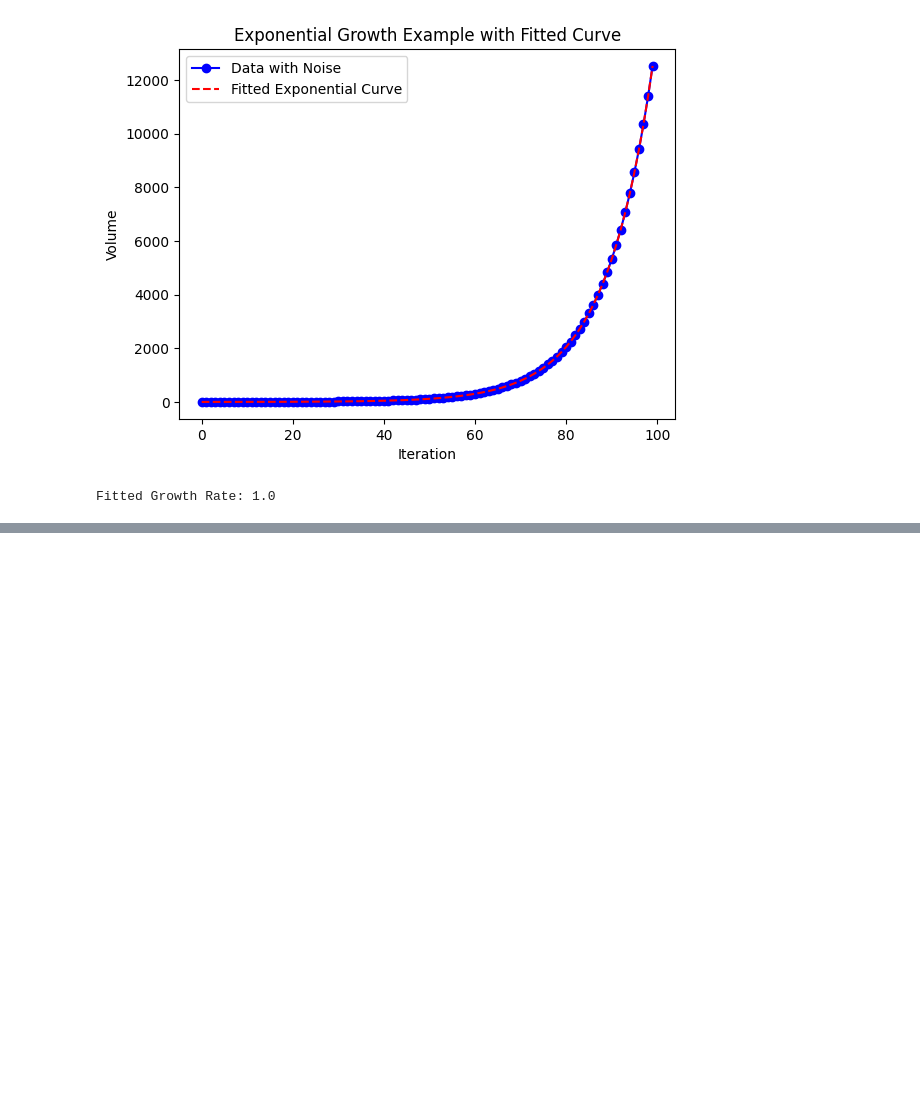
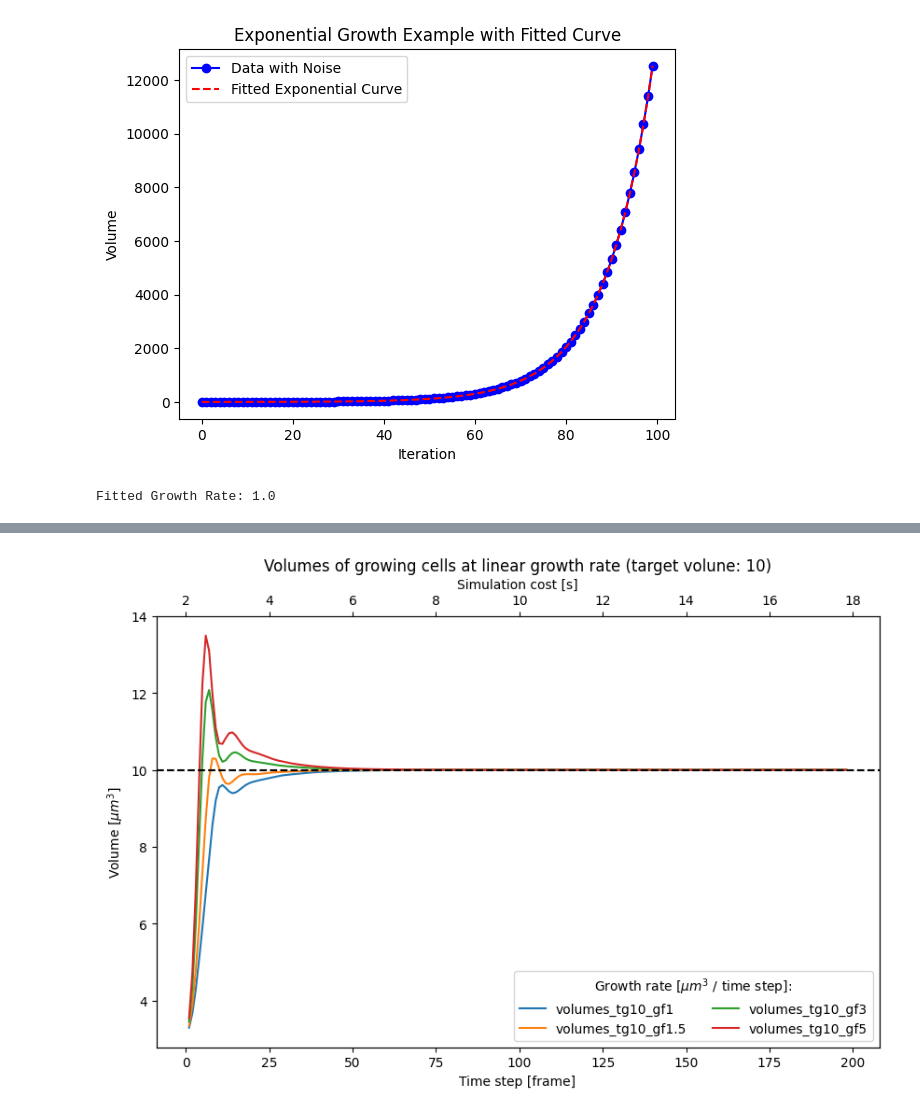
Before and after one commit to smegason/Goo, a Jupyter notebook: _notebooks/volume_control.ipynb, the cells around one changed output, grey strips where cells are left out. Cells and saved outputs as stored; diff of their text form; code cells hidden in the pictures; blank space fills up the shorter version.

```diff
--- a/_notebooks/volume_control.ipynb
+++ b/_notebooks/volume_control.ipynb
@@ -1070,0 +1183,84 @@ Fitted Growth Rate: 1.0
+# %%
+import json
+import os
+import matplotlib.pyplot as plt
+
+folder_path = "/Users/antoine/Harvard/MegasonLab/GPU_backup/AntoineRuzette/goo/data/growth/20240129_lineargrowth_benchmark/"
+
+# Define target and gf values
+targets = [10, 20, 30, 40, 50, 100, 150]
+gfs = [1, 1.5, 3, 5]
+
+# Generate combinations
+combinations = [(target, gf) for target in targets for gf in gfs]
+indiv_file_name = '20240129_lineargrowth_benchmark'
+
+# Plotting
+for target in targets:
+    fig, ax1 = plt.subplots(figsize=(10, 6))
+    ax2 = ax1.twiny()  # Create a secondary x-axis
+
+    for gf in gfs:
+        # Construct file paths
+        volumes_path = os.path.join(folder_path, f"{indiv_file_name}_target{target}_gf{gf}_volumes.json")
+        times_path = os.path.join(folder_path, f"{indiv_file_name}_target{target}_gf{gf}_times.json")
+        frames_path = os.path.join(folder_path, f"{indiv_file_name}_target{target}_gf{gf}_frame_cells.json")
+        pressures_path = os.path.join(folder_path, f"{indiv_file_name}_target{target}_gf{gf}_pressures.json")
+
+        # Load JSON files and assign variables
+        with open(volumes_path, 'r') as f:
+            volumes = json.load(f)
+
+        with open(times_path, 'r') as f:
+            times = json.load(f)
+
+        with open(frames_path, 'r') as f:
+            frames = json.load(f)
+
+        with open(pressures_path, 'r') as f:
+            pressures = json.load(f)
+
+        # Create variable names dynamically
+        volumes_variable_name = f'volumes_tg{target}_gf{gf}'
+        times_variable_name = f'times_tg{target}_gf{gf}'
+        frames_variable_name = f'frames_tg{target}_gf{gf}'
+        pressures_variable_name = f'pressures_tg{target}_gf{gf}'
+
+        for cell_name, volumes in volumes.items():
+            frames = frames[cell_name]
+            # Truncate frames if longer than volumes
+            if len(frames) > len(volumes):
+                frames = frames[:len(volumes)]
+            ax1.plot(frames, volumes, label=volumes_variable_name)
+
+    # Plotting the secondary x-axis with the converted numerical data at regular intervals
+    keys = list(times1.keys())[::15]  # Select keys at regular intervals
+    values = [times1[key] for key in keys]  # Corresponding values
+
+    ax2.set_xlim(ax1.get_xlim())  # Set limits to match the primary x-axis
+    # ax2.set_xticks(map(int, keys))  # Set the ticks using the selected keys
+    ax2.set_xticklabels([f'{value:.0f}' for value in values])  # Set labels using the corresponding values
+
+    # Add horizontal lines
+    ax1.axhline(y=target, color='black', linestyle='--')
+
+    ax2.set_xlabel('simulation cost [s]')
+
+    # Convert frame numbers to time in seconds
+    # times = [sim_time for sim_time in frame_data]
+    # ax2.plot(times, alpha=0)  # Plotting on the secondary x-axis
+
+    ax1.set_xlabel('Time step [frame]')
+    ax1.set_ylabel(r'Volume [$\mu m^3$]')
+    ax2.set_xlabel(r'Simulation cost [s]')
+
+    ax1.set_title(f'Volumes of growing cells at linear growth rate (target volune: {target})')
+    ax1.legend(title=r'Growth rate [$\mu m^3$ / time step]:', loc='lower right', ncol=2)  # Legend for the primary x-axis plot
+    # ax1.grid(True)
+
+    # Saving the plot
+    plt.savefig(f"20240123_linear_growth_tg{target}.png", transparent=False, dpi=500)
+
+    plt.show()
+# %% [output]
+[figure, added]
```
Also changed, not shown: parts of 14 cells of this notebook, 1 other file.
